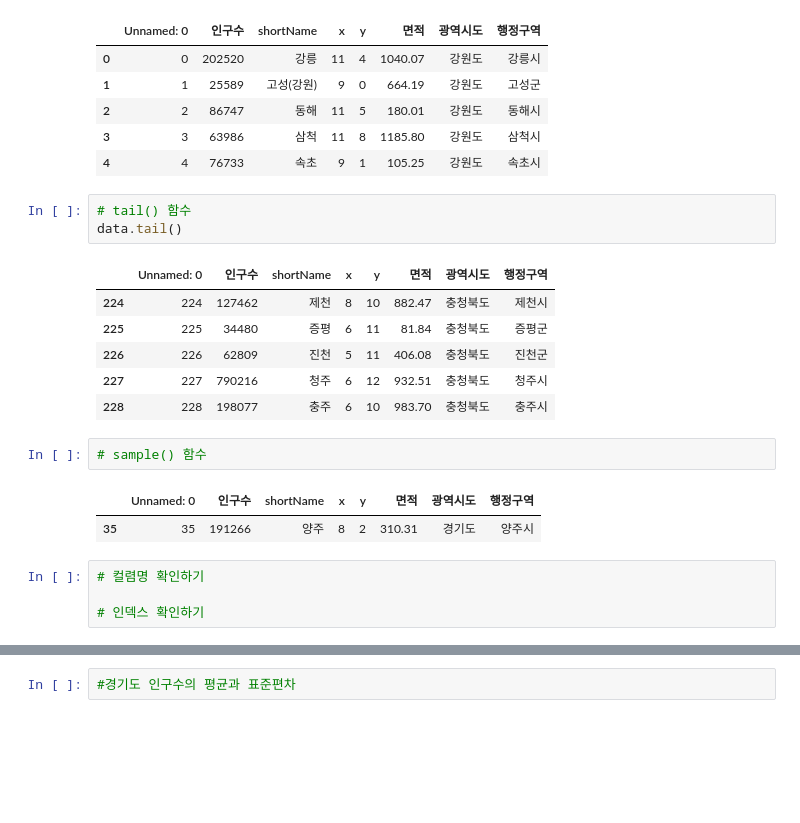
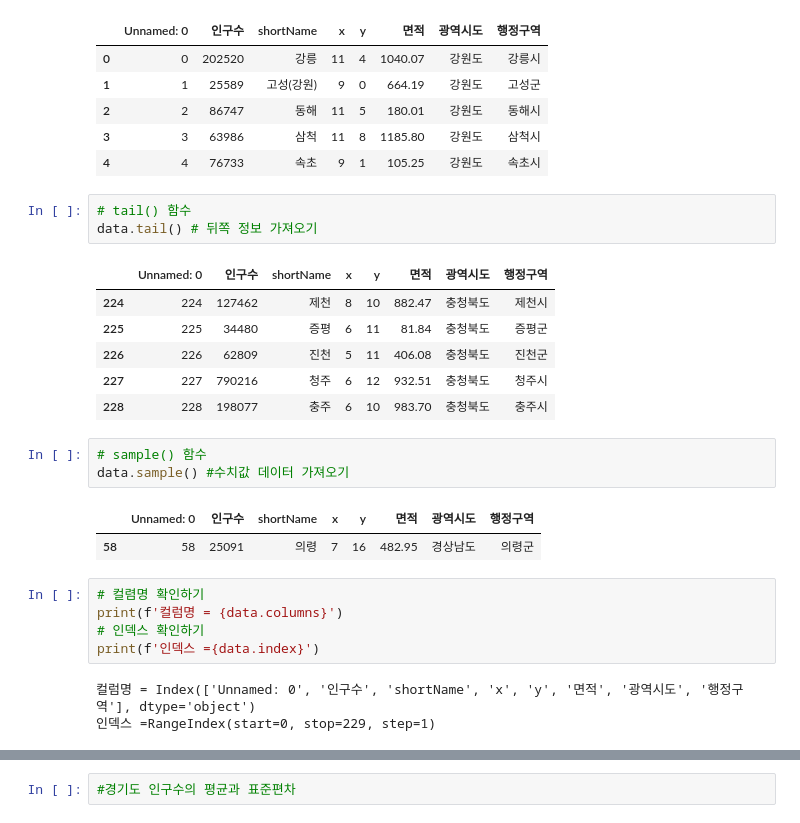
Before and after one commit to gyujin00/Python_Webscraping_Analysis, a Jupyter notebook: 03.행정구역정보_분석과시각화.ipynb, the cells around one changed output, grey strips where cells are left out. Saved outputs shown, nothing was run; the diff lists cells and outputs as text; blank space fills up the shorter version.

```diff
--- a/03.행정구역정보_분석과시각화.ipynb
+++ b/03.행정구역정보_분석과시각화.ipynb
@@ -33,7 +33,7 @@ data.head() # 기본 인자 => 5, 5개 가져오기
 | 4 | 4 | 76733 | 속초 | 9 | 1 | 105.25 | 강원도 | 속초시 |
 # %%
 # tail() 함수
-data.tail()
+data.tail() # 뒤쪽 정보 가져오기
 # %% [output]
 |  | Unnamed: 0 | 인구수 | shortName | x | y | 면적 | 광역시도 | 행정구역 |
 | 224 | 224 | 127462 | 제천 | 8 | 10 | 882.47 | 충청북도 | 제천시 |
@@ -43,11 +43,16 @@ data.tail()
 | 228 | 228 | 198077 | 충주 | 6 | 10 | 983.70 | 충청북도 | 충주시 |
 # %%
 # sample() 함수
+data.sample() #수치값 데이터 가져오기
 # %% [output]
 |  | Unnamed: 0 | 인구수 | shortName | x | y | 면적 | 광역시도 | 행정구역 |
-| 35 | 35 | 191266 | 양주 | 8 | 2 | 310.31 | 경기도 | 양주시 |
+| 58 | 58 | 25091 | 의령 | 7 | 16 | 482.95 | 경상남도 | 의령군 |
 # %%
 # 컬렴명 확인하기
-
+print(f'컬럼명 = {data.columns}')
 # 인덱스 확인하기
+print(f'인덱스 ={data.index}')
+# %% [output]
+컬럼명 = Index(['Unnamed: 0', '인구수', 'shortName', 'x', 'y', '면적', '광역시도', '행정구역'], dtype='object')
+인덱스 =RangeIndex(start=0, stop=229, step=1)
 # %%
```
Also changed, not shown: parts of 31 cells of this notebook.
